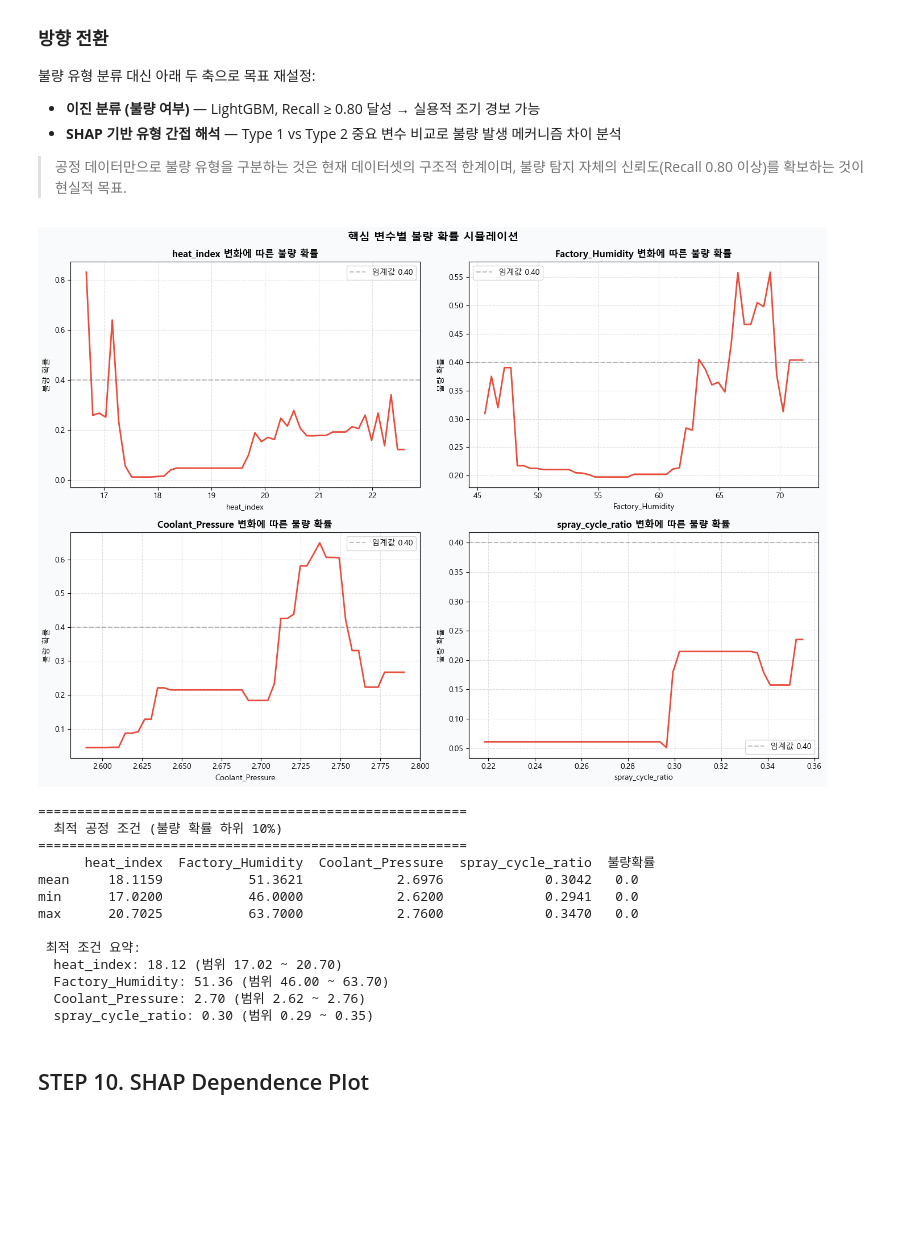
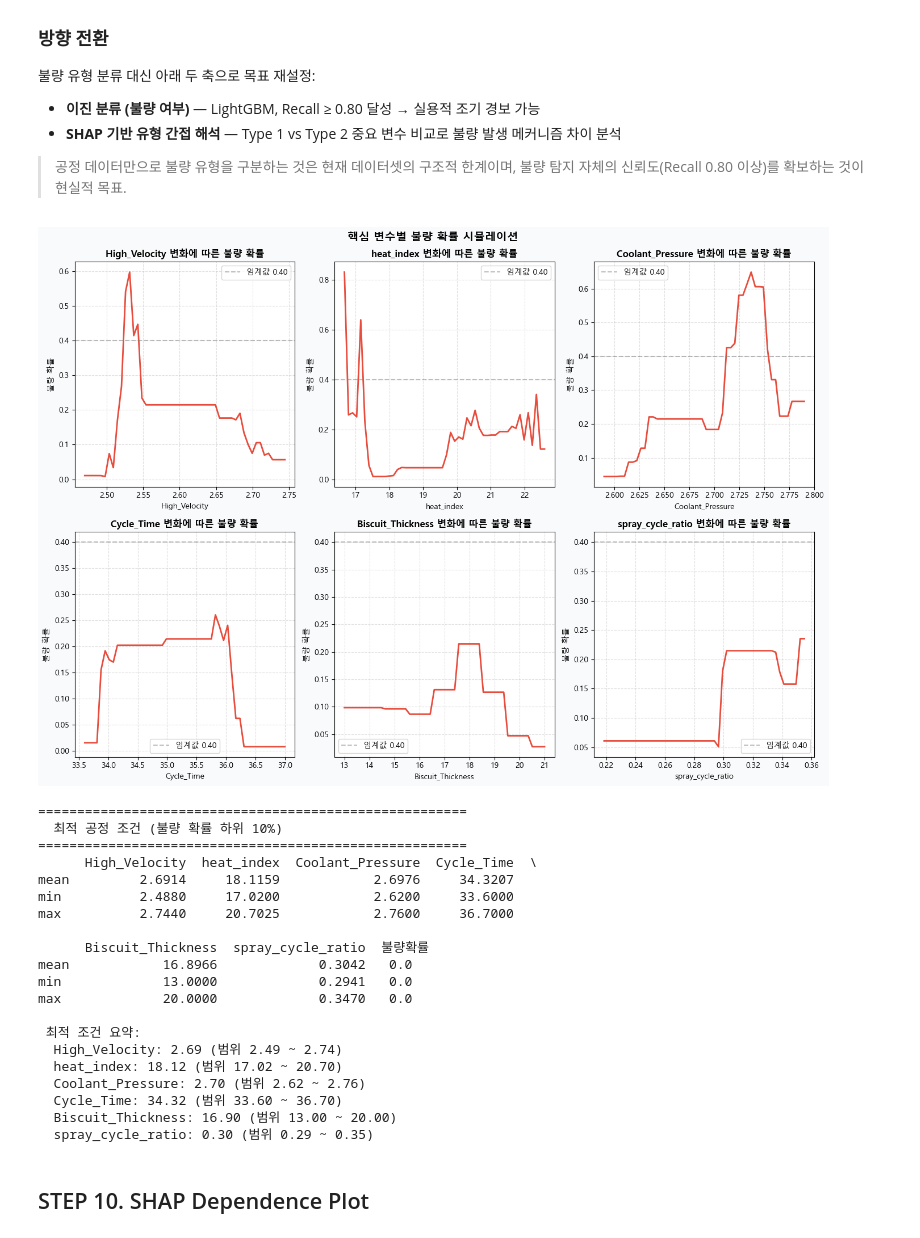
Before and after one commit to heeso0908/hotsix, a Jupyter notebook: notebooks/김희선/260306_모델링_파생변수추가_type2.ipynb, the cells around one changed output. Cells and saved outputs as stored; diff of their text form; code cells hidden in the pictures; blank space fills up the shorter version.

```diff
--- a/notebooks/김희선/260306_모델링_파생변수추가_type2.ipynb
+++ b/notebooks/김희선/260306_모델링_파생변수추가_type2.ipynb
@@ -1073,9 +1073,9 @@ baseline = X_test[y_test == 0].mean().to_dict()
 # 1. 시나리오 시뮬레이션
 # 핵심 변수별 구간 변화 → 불량 확률 변화
 # -------------------------------------------
-key_vars = ['heat_index', 'Factory_Humidity', 'Coolant_Pressure', 'spray_cycle_ratio']
+key_vars = ['High_Velocity', 'heat_index', 'Coolant_Pressure', 'Cycle_Time', 'Biscuit_Thickness', 'spray_cycle_ratio']
 
-fig, axes = plt.subplots(2, 2, figsize=(14, 10), facecolor='#F8FAFB')
+fig, axes = plt.subplots(2, 3, figsize=(14, 10), facecolor='#F8FAFB')
 axes = axes.flatten()
 
 for i, var in enumerate(key_vars):
@@ -1092,46 +1092,53 @@ for i, var in enumerate(key_vars):
     axes[i].axhline(0.4, color='gray', linestyle='--', alpha=0.5, label='임계값 0.40')
     axes[i].set_xlabel(var)
     axes[i].set_ylabel('불량 확률')
     axes[i].set_title(f'{var} 변화에 따른 불량 확률', fontweight='bold')
     axes[i].legend()
     axes[i].grid(linestyle='--', alpha=0.4)
 
 plt.suptitle('핵심 변수별 불량 확률 시뮬레이션', fontsize=14, fontweight='bold')
 plt.tight_layout()
 plt.show()
 
 # -------------------------------------------
 # 2. 최적 공정 조건 탐색
 # 양품 데이터 중 불량 확률 최저 구간 추출
 # -------------------------------------------
 normal_data = X_test[y_test == 0].copy()
 normal_data['불량확률'] = best_lgb.predict_proba(normal_data)[:,1]
 normal_data = normal_data.sort_values('불량확률')
 
 print("=" * 55)
 print("  최적 공정 조건 (불량 확률 하위 10%)")
 print("=" * 55)
 top10 = normal_data.head(int(len(normal_data) * 0.1))
 optimal = top10[key_vars + ['불량확률']].describe().loc[['mean', 'min', 'max']]
 print(optimal.round(4))
 
 print("\n 최적 조건 요약:")
 for var in key_vars:
     print(f"  {var}: {top10[var].mean():.2f} (범위 {top10[var].min():.2f} ~ {top10[var].max():.2f})")
 # %% [output]
-[figure, old version]
+[figure, new version]
 =======================================================
   최적 공정 조건 (불량 확률 하위 10%)
 =======================================================
-      heat_index  Factory_Humidity  Coolant_Pressure  spray_cycle_ratio  불량확률
-mean     18.1159           51.3621            2.6976             0.3042   0.0
-min      17.0200           46.0000            2.6200             0.2941   0.0
-max      20.7025           63.7000            2.7600             0.3470   0.0
+      High_Velocity  heat_index  Coolant_Pressure  Cycle_Time  \
+mean         2.6914     18.1159            2.6976     34.3207
+min          2.4880     17.0200            2.6200     33.6000
+max          2.7440     20.7025            2.7600     36.7000
+
+      Biscuit_Thickness  spray_cycle_ratio  불량확률
+mean            16.8966             0.3042   0.0
+min             13.0000             0.2941   0.0
+max             20.0000             0.3470   0.0
 
  최적 조건 요약:
+  High_Velocity: 2.69 (범위 2.49 ~ 2.74)
   heat_index: 18.12 (범위 17.02 ~ 20.70)
-  Factory_Humidity: 51.36 (범위 46.00 ~ 63.70)
   Coolant_Pressure: 2.70 (범위 2.62 ~ 2.76)
+  Cycle_Time: 34.32 (범위 33.60 ~ 36.70)
+  Biscuit_Thickness: 16.90 (범위 13.00 ~ 20.00)
   spray_cycle_ratio: 0.30 (범위 0.29 ~ 0.35)
 # %% [markdown]
 ## STEP 10. SHAP Dependence Plot
```
